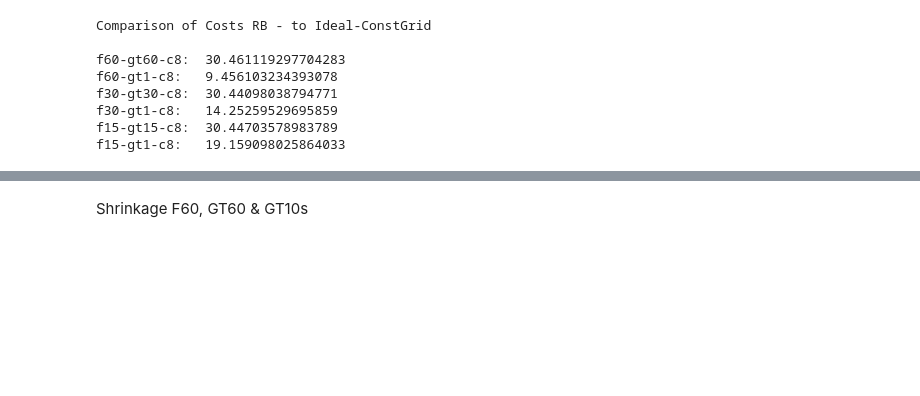
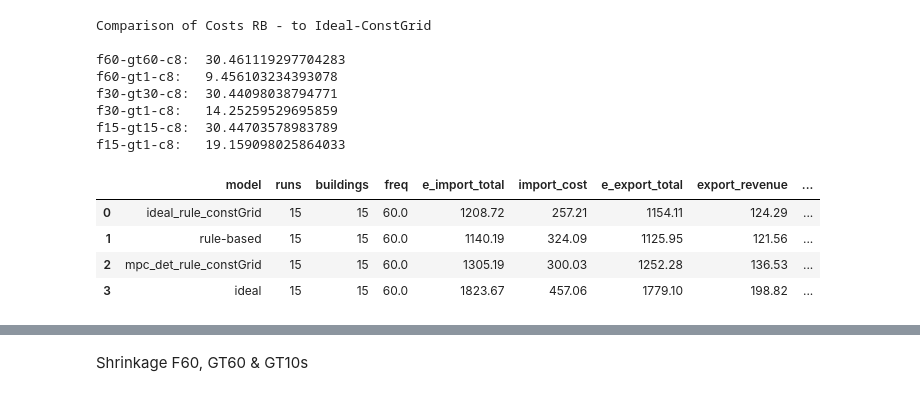
Before and after one commit to faraz-firouzbakht/MPC-vs-RBC, a Jupyter notebook: 03_optimization/evaluation/full_evaluation.ipynb, the cells around one changed output, grey strips where cells are left out. Saved outputs shown, nothing was run; the diff lists cells and outputs as text; code cells hidden in the pictures; blank space fills up the shorter version.

```diff
--- a/03_optimization/evaluation/full_evaluation.ipynb
+++ b/03_optimization/evaluation/full_evaluation.ipynb
@@ -198,3 +199,29 @@ f30-gt30-c8:  30.44098038794771
 f30-gt1-c8:   14.25259529695859
 f15-gt15-c8:  30.44703578983789
 f15-gt1-c8:   19.159098025864033
+# %%
+from pathlib import Path
+import re
+
+#gt10s
+
+time_of_executions = [
+    "2026-07-24_12-42",
+    "2026-07-26_15-36",
+    "2026-07-24_12-56"
+]
+
+csvs = [p for t in time_of_executions for p in Path("../runs").rglob(f"logs_{t}*.csv")]
+
+csvs = [p for p in csvs if "SFH10" not in p.name]
+
+csvs = sorted(csvs, key=lambda p: int(re.search(r"SFH(\d+)", p.name).group(1)))
+
+mref60_gt60_c8 = MultiRunEvaluator(run_paths=csvs)
+mref60_gt60_c8.leaderboard_mean()
+# %% [output]
+|  | model | runs | buildings | freq | e_import_total | import_cost | e_export_total | export_revenue | ... |
+| 0 | ideal_rule_constGrid | 15 | 15 | 60.0 | 1208.72 | 257.21 | 1154.11 | 124.29 | ... |
+| 1 | rule-based | 15 | 15 | 60.0 | 1140.19 | 324.09 | 1125.95 | 121.56 | ... |
+| 2 | mpc_det_rule_constGrid | 15 | 15 | 60.0 | 1305.19 | 300.03 | 1252.28 | 136.53 | ... |
+| 3 | ideal | 15 | 15 | 60.0 | 1823.67 | 457.06 | 1779.10 | 198.82 | ... |
```
Also changed, not shown: parts of 8 cells of this notebook, 1 other file.
